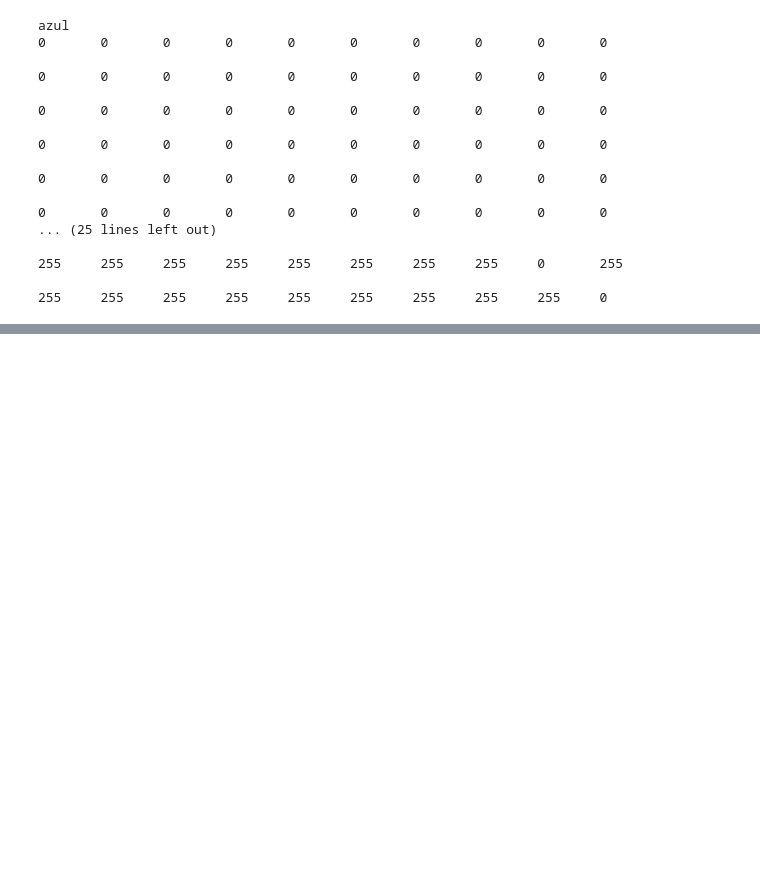
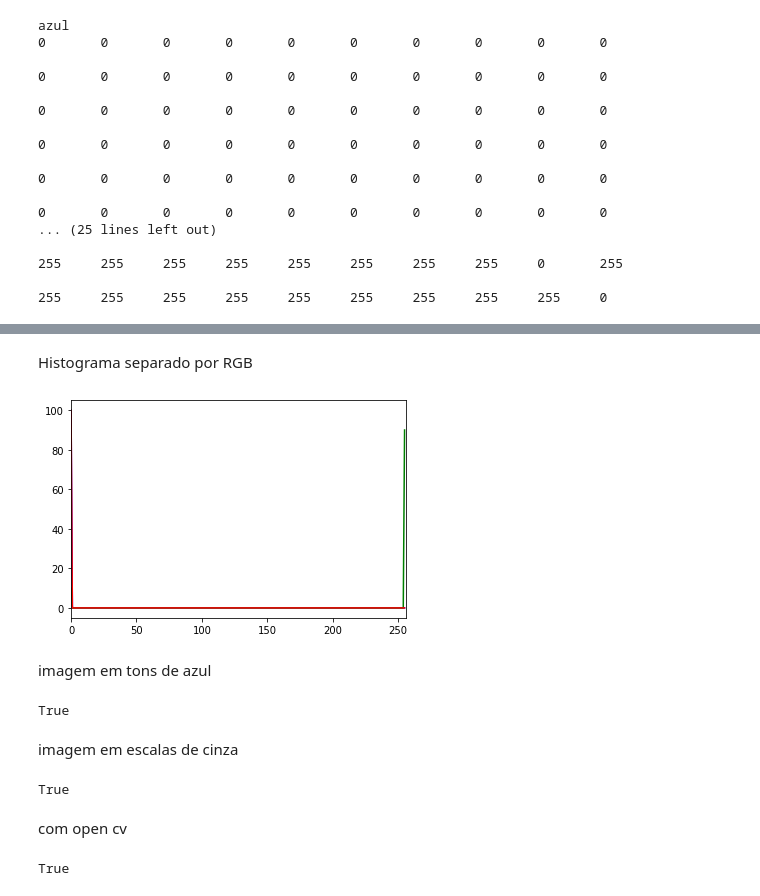
Before and after one commit to BiancaBianchi/FATEC_ROBOTICA, a Jupyter notebook: Aula4.ipynb, the cells around one changed output, grey strips where cells are left out. Cells and saved outputs as stored; diff of their text form; code cells hidden in the pictures; blank space fills up the shorter version.

```diff
--- a/Aula4.ipynb
+++ b/Aula4.ipynb
@@ -89,0 +101,62 @@ azul
+# %% [markdown]
+Histograma separado por RGB
+# %%
+import cv2
+import matplotlib.pylab as plt
+image = cv2.imread('img2.png')
+color = ('b','g','r')
+for i, col in enumerate(color):
+  histr = cv2.calcHist([image],[i],None,[256],[0,256])
+  plt.plot(histr,color = col)
+  plt.xlim([0,256])
+plt.show()
+# %% [output]
+[figure, added]
+# %% [markdown]
+imagem em tons de azul
+# %%
+import cv2
+import numpy as np
+
+imagem = cv2.imread('flor-de-lotus-na-cor-azul.jpg')
+altura, largura, bytesPorPixel = np.shape(imagem)
+img = np.zeros([altura,largura,3])
+
+for py in range(0, altura):
+  for px in range(0, largura):
+    img[py][px][0] = imagem[py][px][0] # cor azul
+    img[py][px][1] = 0 # cor verde
+    img[py][px][2] = 0 # cor vermelho
+
+cv2.imwrite("flor-de-lotus-na-cor-azul_blue.jpg", img )
+# %% [output]
+True
+# %% [markdown]
+imagem em escalas de cinza
+# %%
+import cv2
+import numpy as np
+
+imagem = cv2.imread('flor-de-lotus-na-cor-azul.jpg')
+altura, largura, bytesPorPixel = np.shape(imagem)
+img = np.zeros([altura,largura,3])
+
+for py in range(0, altura):
+  for px in range(0, largura):
+    img[py][px][0] = imagem[py][px][0] # cor azul
+    img[py][px][1] = imagem[py][px][0] # cor verde
+    img[py][px][2] = imagem[py][px][0] # cor vermelho
+cv2.imwrite("flor-de-lotus-na-cor-azul_blue_gray.jpg", img )
+# %% [output]
+True
+# %% [markdown]
+com open cv
+# %%
+import cv2
+import numpy as np
+
+imagem = cv2.imread("img2.png")
+gray = cv2.cvtColor(imagem, cv2.COLOR_BGR2GRAY)
+cv2.imwrite('color_img_grayscale.png', gray)
+# %% [output]
+True
```
Also changed, not shown: parts of 4 cells of this notebook.
